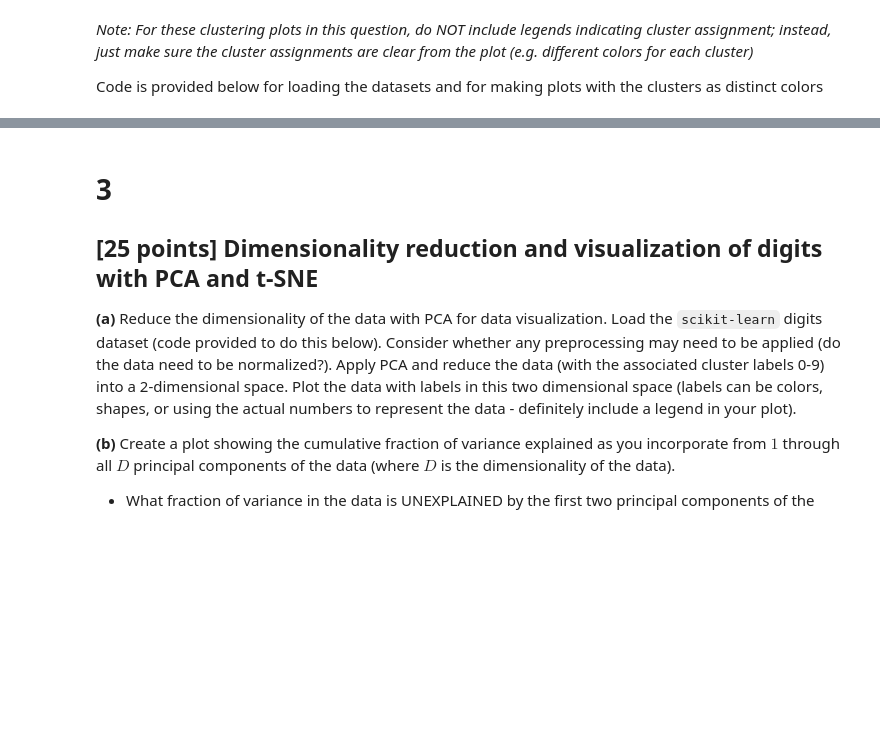
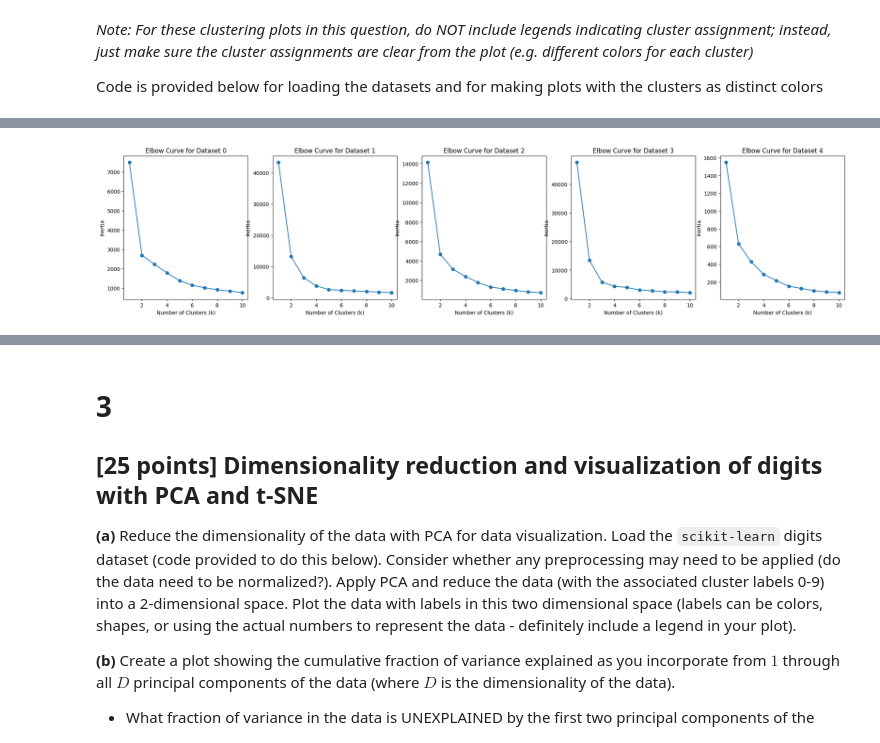
Before and after one commit to nogibjj/ML-Assignment5, a Jupyter notebook: Assignment_5.ipynb, the cells around one changed output, grey strips where cells are left out. Cells and saved outputs as stored; diff of their text form; code cells hidden in the pictures; blank space fills up the shorter version.

```diff
--- a/Assignment_5.ipynb
+++ b/Assignment_5.ipynb
@@ -198,0 +105,25 @@ def plot_cluster(ax, data, cluster_assignments):
+# %%
+from sklearn.cluster import KMeans
+
+# number of clusters to try
+num_clusters = range(1, 11)
+
+fig, axes = plt.subplots(1, 5, figsize=(25, 5))
+
+# loop over each dataset and subplot
+for i, ax in enumerate(axes):
+    inertias = []  # list to store the inertia for each k
+    for k in num_clusters:
+        kmeans = KMeans(n_clusters=k, random_state=0)
+        kmeans.fit(X[i])
+        inertias.append(kmeans.inertia_)
+
+    # plotting the elbow curve
+    ax.plot(num_clusters, inertias, marker='o')
+    ax.set_title(f'Elbow Curve for Dataset {i}')
+    ax.set_xlabel('Number of Clusters (k)')
+    ax.set_ylabel('Inertia')
+
+plt.show()
+# %% [output]
+[figure, added]
```
Also changed, not shown: parts of 11 cells of this notebook.
